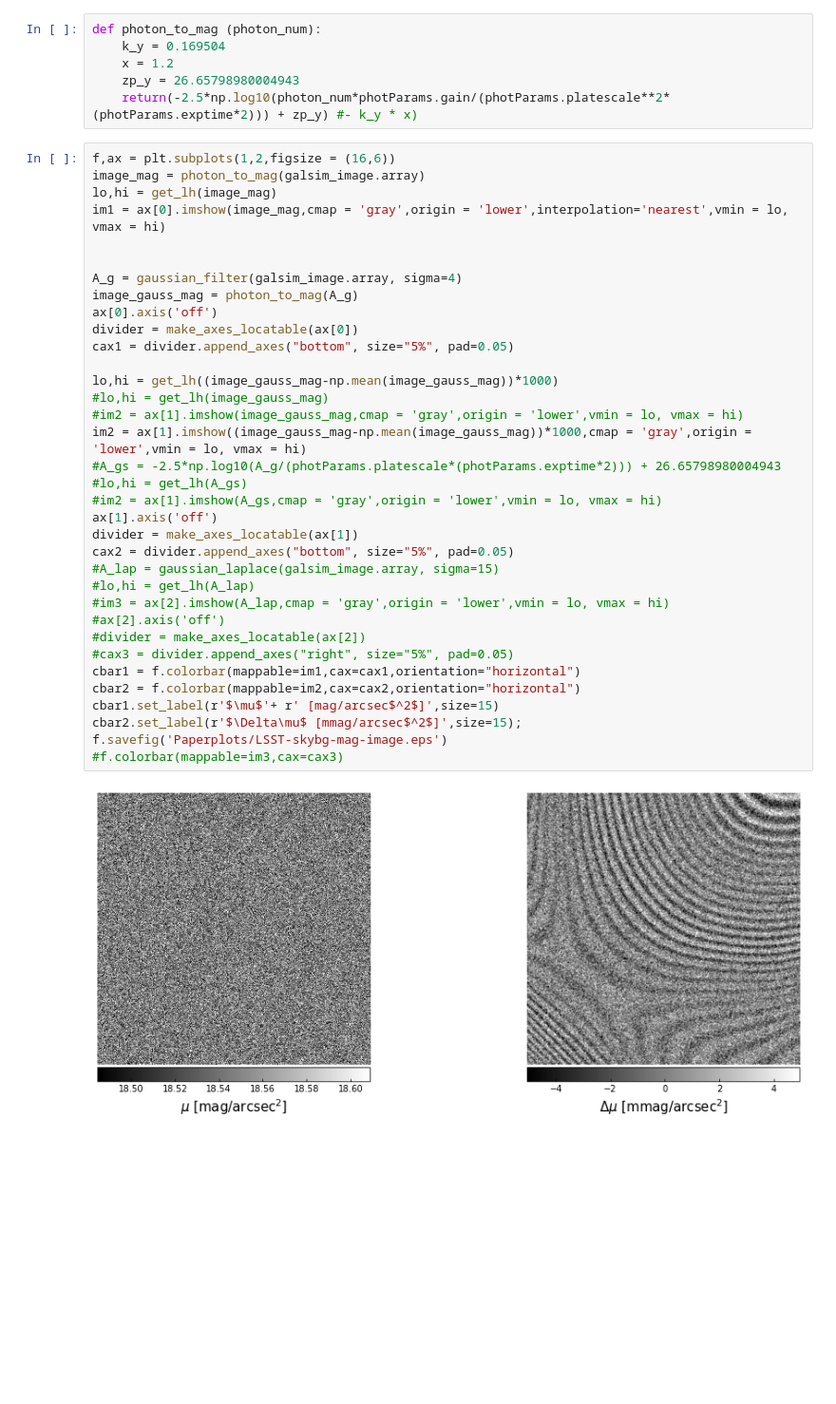
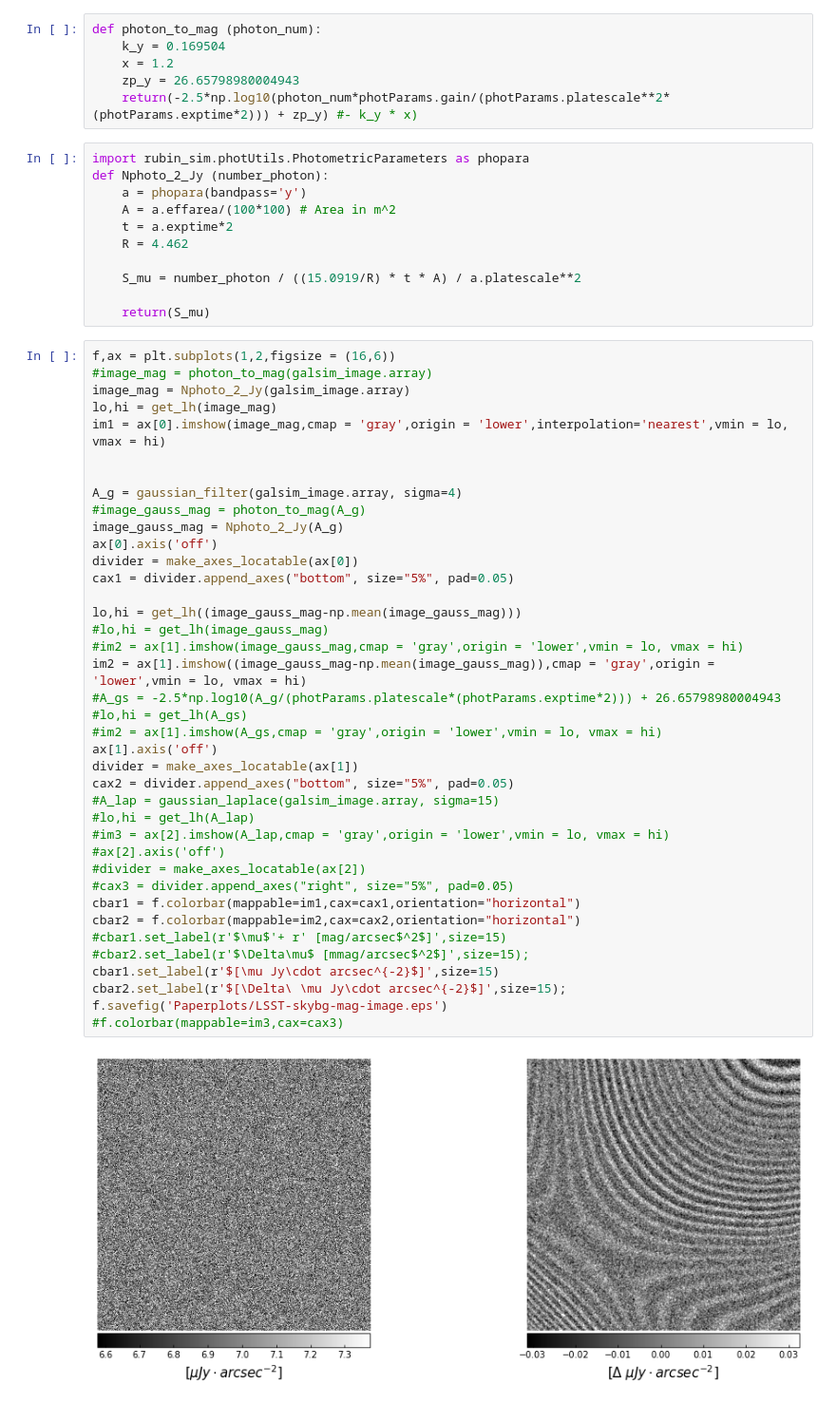
Before and after one commit to Zhiyuan-G/LSSTFringe, a Jupyter notebook: notebooks/sky_bg_rubin_sim.ipynb, the cells around one changed output. Shown at 95% size. Saved outputs shown, nothing was run; the diff lists cells and outputs as text; blank space fills up the shorter version.

```diff
--- a/notebooks/sky_bg_rubin_sim.ipynb
+++ b/notebooks/sky_bg_rubin_sim.ipynb
@@ -224,40 +214,55 @@ def photon_to_mag (photon_num):
     x = 1.2
     zp_y = 26.65798980004943
     return(-2.5*np.log10(photon_num*photParams.gain/(photParams.platescale**2*(photParams.exptime*2))) + zp_y) #- k_y * x)
+# %%
+import rubin_sim.photUtils.PhotometricParameters as phopara
+def Nphoto_2_Jy (number_photon):
+    a = phopara(bandpass='y')
+    A = a.effarea/(100*100) # Area in m^2
+    t = a.exptime*2
+    R = 4.462
+
+    S_mu = number_photon / ((15.0919/R) * t * A) / a.platescale**2
+
+    return(S_mu)
 # %%
 f,ax = plt.subplots(1,2,figsize = (16,6))
-image_mag = photon_to_mag(galsim_image.array)
+#image_mag = photon_to_mag(galsim_image.array)
+image_mag = Nphoto_2_Jy(galsim_image.array)
 lo,hi = get_lh(image_mag)
 im1 = ax[0].imshow(image_mag,cmap = 'gray',origin = 'lower',interpolation='nearest',vmin = lo, vmax = hi)
 
 
 A_g = gaussian_filter(galsim_image.array, sigma=4)
-image_gauss_mag = photon_to_mag(A_g)
+#image_gauss_mag = photon_to_mag(A_g)
+image_gauss_mag = Nphoto_2_Jy(A_g)
 ax[0].axis('off')
 divider = make_axes_locatable(ax[0])
 cax1 = divider.append_axes("bottom", size="5%", pad=0.05)
 
-lo,hi = get_lh((image_gauss_mag-np.mean(image_gauss_mag))*1000)
+lo,hi = get_lh((image_gauss_mag-np.mean(image_gauss_mag)))
 #lo,hi = get_lh(image_gauss_mag)
 #im2 = ax[1].imshow(image_gauss_mag,cmap = 'gray',origin = 'lower',vmin = lo, vmax = hi)
-im2 = ax[1].imshow((image_gauss_mag-np.mean(image_gauss_mag))*1000,cmap = 'gray',origin = 'lower',vmin = lo, vmax = hi)
+im2 = ax[1].imshow((image_gauss_mag-np.mean(image_gauss_mag)),cmap = 'gray',origin = 'lower',vmin = lo, vmax = hi)
 #A_gs = -2.5*np.log10(A_g/(photParams.platescale*(photParams.exptime*2))) + 26.65798980004943
 #lo,hi = get_lh(A_gs)
 #im2 = ax[1].imshow(A_gs,cmap = 'gray',origin = 'lower',vmin = lo, vmax = hi)
 ax[1].axis('off')
 divider = make_axes_locatable(ax[1])
 cax2 = divider.append_axes("bottom", size="5%", pad=0.05)
 #A_lap = gaussian_laplace(galsim_image.array, sigma=15)
 #lo,hi = get_lh(A_lap)
 #im3 = ax[2].imshow(A_lap,cmap = 'gray',origin = 'lower',vmin = lo, vmax = hi)
 #ax[2].axis('off')
 #divider = make_axes_locatable(ax[2])
 #cax3 = divider.append_axes("right", size="5%", pad=0.05)
 cbar1 = f.colorbar(mappable=im1,cax=cax1,orientation="horizontal")
 cbar2 = f.colorbar(mappable=im2,cax=cax2,orientation="horizontal")
-cbar1.set_label(r'$\mu$'+ r' [mag/arcsec$^2$]',size=15)
-cbar2.set_label(r'$\Delta\mu$ [mmag/arcsec$^2$]',size=15);
+#cbar1.set_label(r'$\mu$'+ r' [mag/arcsec$^2$]',size=15)
+#cbar2.set_label(r'$\Delta\mu$ [mmag/arcsec$^2$]',size=15);
+cbar1.set_label(r'$[\mu Jy\cdot arcsec^{-2}$]',size=15)
+cbar2.set_label(r'$[\Delta\ \mu Jy\cdot arcsec^{-2}$]',size=15);
 f.savefig('Paperplots/LSST-skybg-mag-image.eps')
 #f.colorbar(mappable=im3,cax=cax3)
 # %% [output]
-[figure, old version]
+[figure, new version]
```
Also changed, not shown: parts of 2 cells of this notebook, 13 other files.
